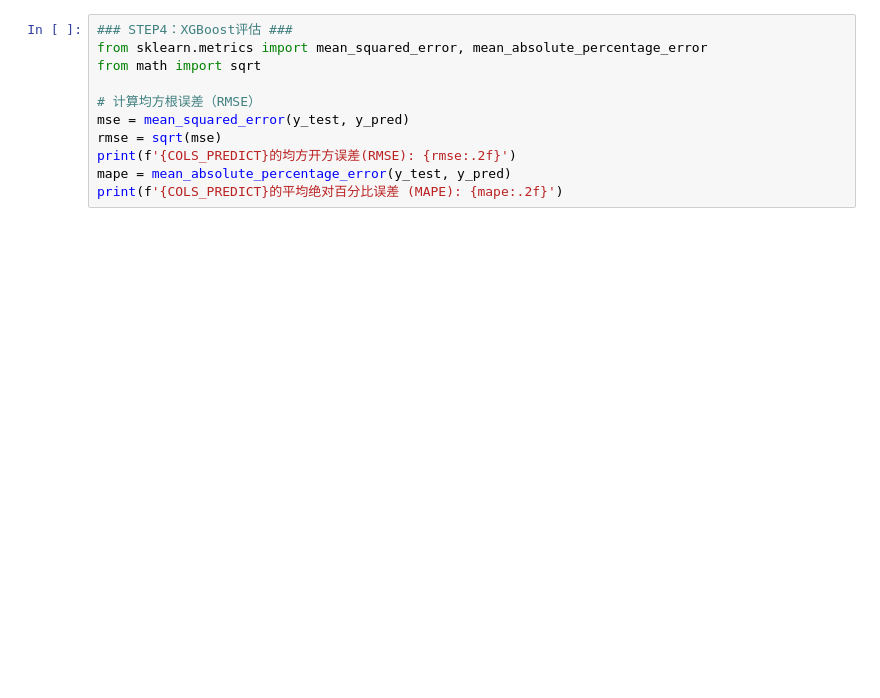
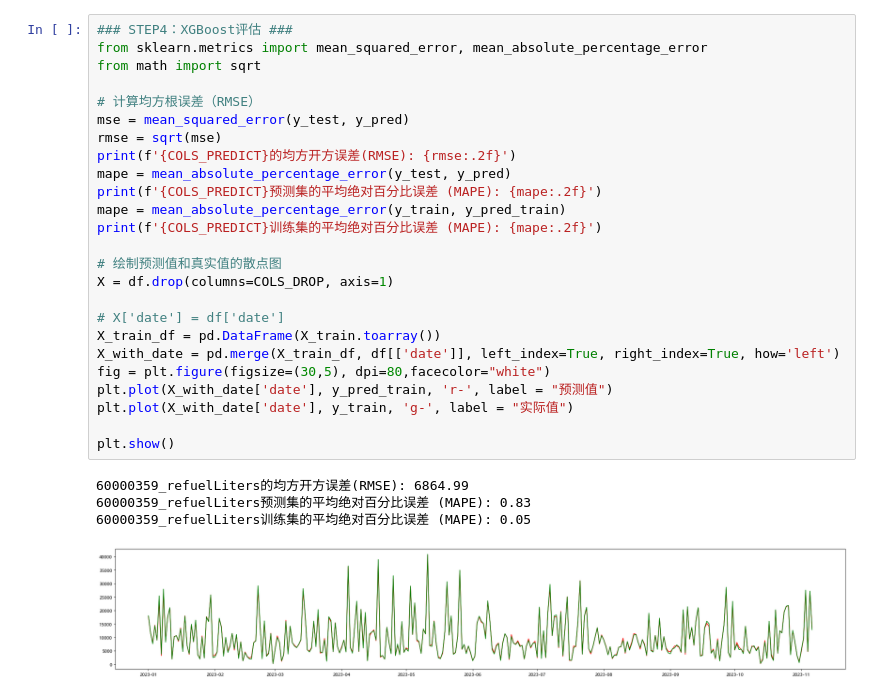
Before and after one commit to MarssZ/202404EDA, a Jupyter notebook: CompetingStations/CompetingStationsPrice_XGBoost.ipynb, the cells around one changed output. Cells and saved outputs as stored; diff of their text form; blank space fills up the shorter version.

```diff
--- a/CompetingStations/CompetingStationsPrice_XGBoost.ipynb
+++ b/CompetingStations/CompetingStationsPrice_XGBoost.ipynb
@@ -291,14 +295,33 @@ y_pred = model.predict(X_test_preprocessed)
 # %%
 ### STEP4：XGBoost评估 ###
 from sklearn.metrics import mean_squared_error, mean_absolute_percentage_error
 from math import sqrt
 
 # 计算均方根误差（RMSE）
 mse = mean_squared_error(y_test, y_pred)
 rmse = sqrt(mse)
 print(f'{COLS_PREDICT}的均方开方误差(RMSE): {rmse:.2f}')
 mape = mean_absolute_percentage_error(y_test, y_pred)
-print(f'{COLS_PREDICT}的平均绝对百分比误差 (MAPE): {mape:.2f}')
+print(f'{COLS_PREDICT}预测集的平均绝对百分比误差 (MAPE): {mape:.2f}')
+mape = mean_absolute_percentage_error(y_train, y_pred_train)
+print(f'{COLS_PREDICT}训练集的平均绝对百分比误差 (MAPE): {mape:.2f}')
+
+# 绘制预测值和真实值的散点图
+X = df.drop(columns=COLS_DROP, axis=1)
+
+# X['date'] = df['date']
+X_train_df = pd.DataFrame(X_train.toarray())
+X_with_date = pd.merge(X_train_df, df[['date']], left_index=True, right_index=True, how='left')
+fig = plt.figure(figsize=(30,5), dpi=80,facecolor="white")
+plt.plot(X_with_date['date'], y_pred_train, 'r-', label = "预测值")
+plt.plot(X_with_date['date'], y_train, 'g-', label = "实际值")
+
+plt.show()
+# %% [output]
+60000359_refuelLiters的均方开方误差(RMSE): 6864.99
+60000359_refuelLiters预测集的平均绝对百分比误差 (MAPE): 0.83
+60000359_refuelLiters训练集的平均绝对百分比误差 (MAPE): 0.05
+[figure, added]
 # %%
 ### STEP5：特征选择并重新评估 ###
 import numpy as np
```
Also changed, not shown: parts of 9 cells of this notebook, 5 other files.
